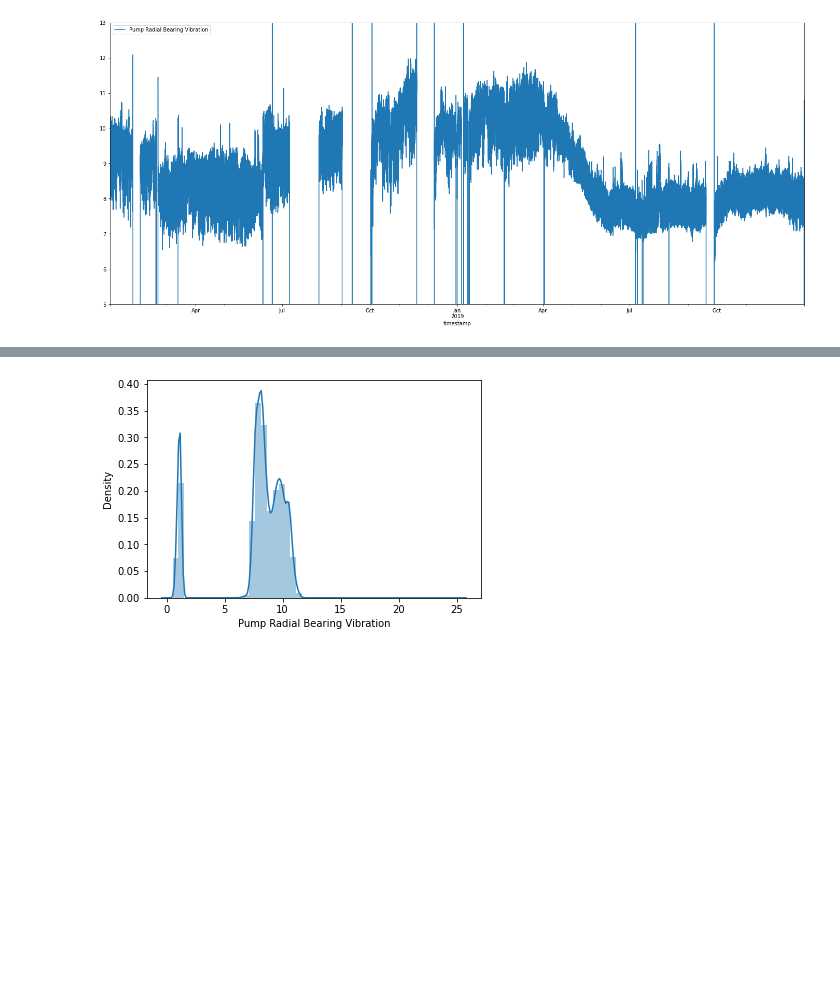
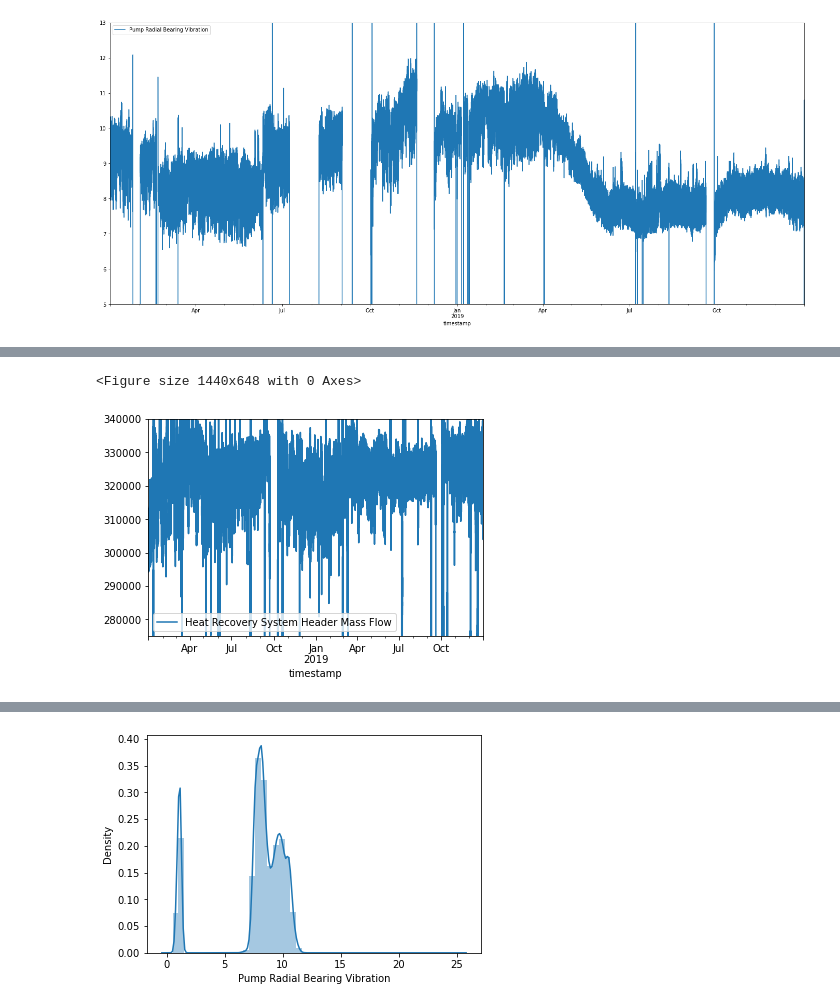
Before and after one commit to sonalS2210/mechademy-hiring-challenge, a Jupyter notebook: modelling.ipynb, the cells around one changed output, grey strips where cells are left out. Cells and saved outputs as stored; diff of their text form; code cells hidden in the pictures; blank space fills up the shorter version.

```diff
--- a/modelling.ipynb
+++ b/modelling.ipynb
@@ -577,3 +577,10 @@ target.plot(x='timestamp', y='Pump Radial Bearing Vibration', figsize=[24,10],yl
 plt.show()
 # %% [output]
 [figure]
+# %%
+# Load the dataframe
+target = pd.read_csv("data/sensor_data.csv")
+target['timestamp'] = pd.to_datetime(target.timestamp)
+# Visualizing Target variable
+target.plot(x='timestamp', y='Pump Radial Bearing Vibration', figsize=[24,10],ylim=(5,13))
+plt.show()
@@ -579,0 +589,7 @@ plt.show()
+# %%
+plt.figure(figsize=(20,9))
+target.plot(x ='timestamp' ,y='Heat Recovery System Header Mass Flow', ylim=(275000, 340000))
+plt.show()
+# %% [output]
+<Figure size 1440x648 with 0 Axes>
+[figure, added]
```
Also changed, not shown: parts of 22 cells of this notebook, 1 other file.
